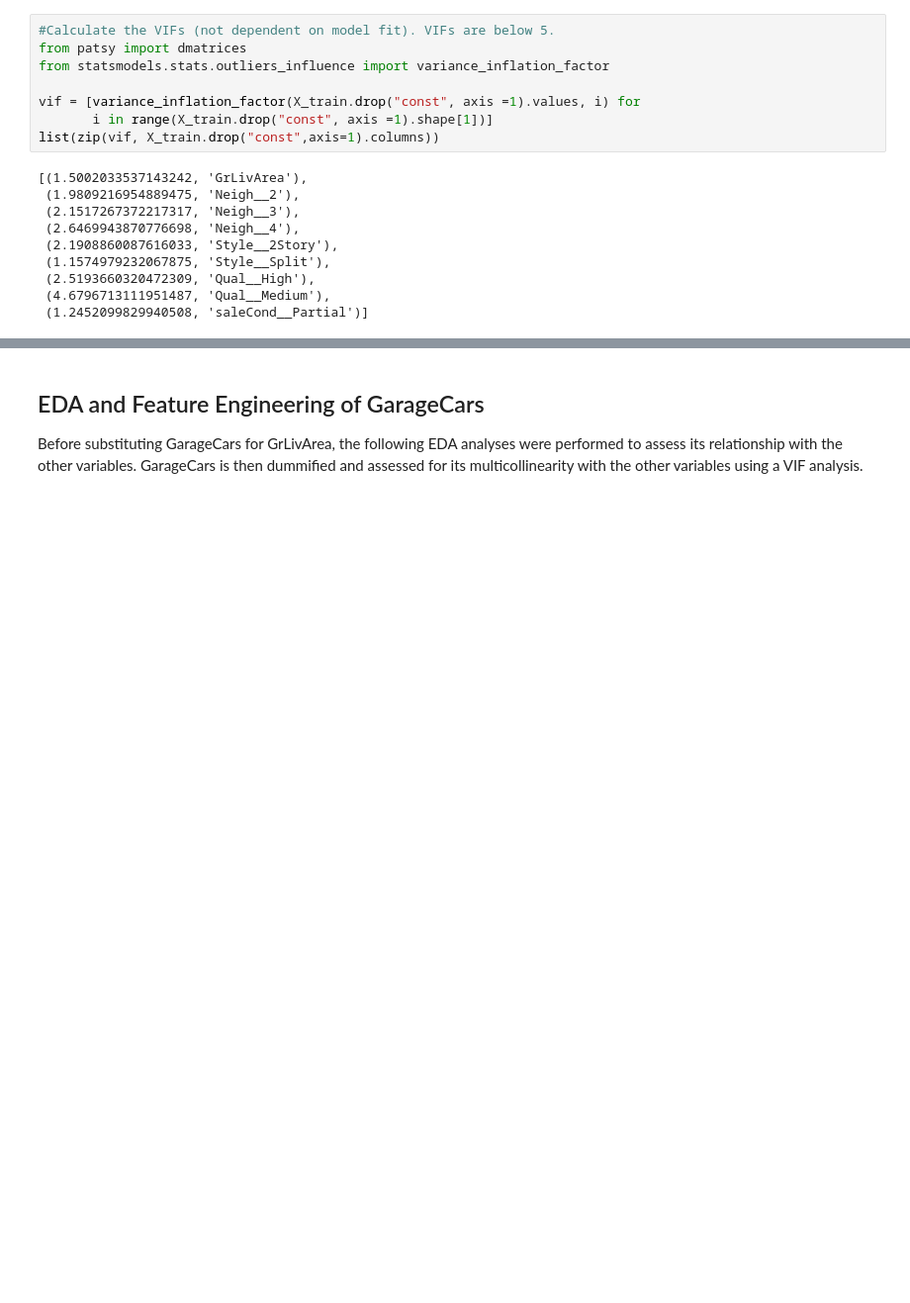
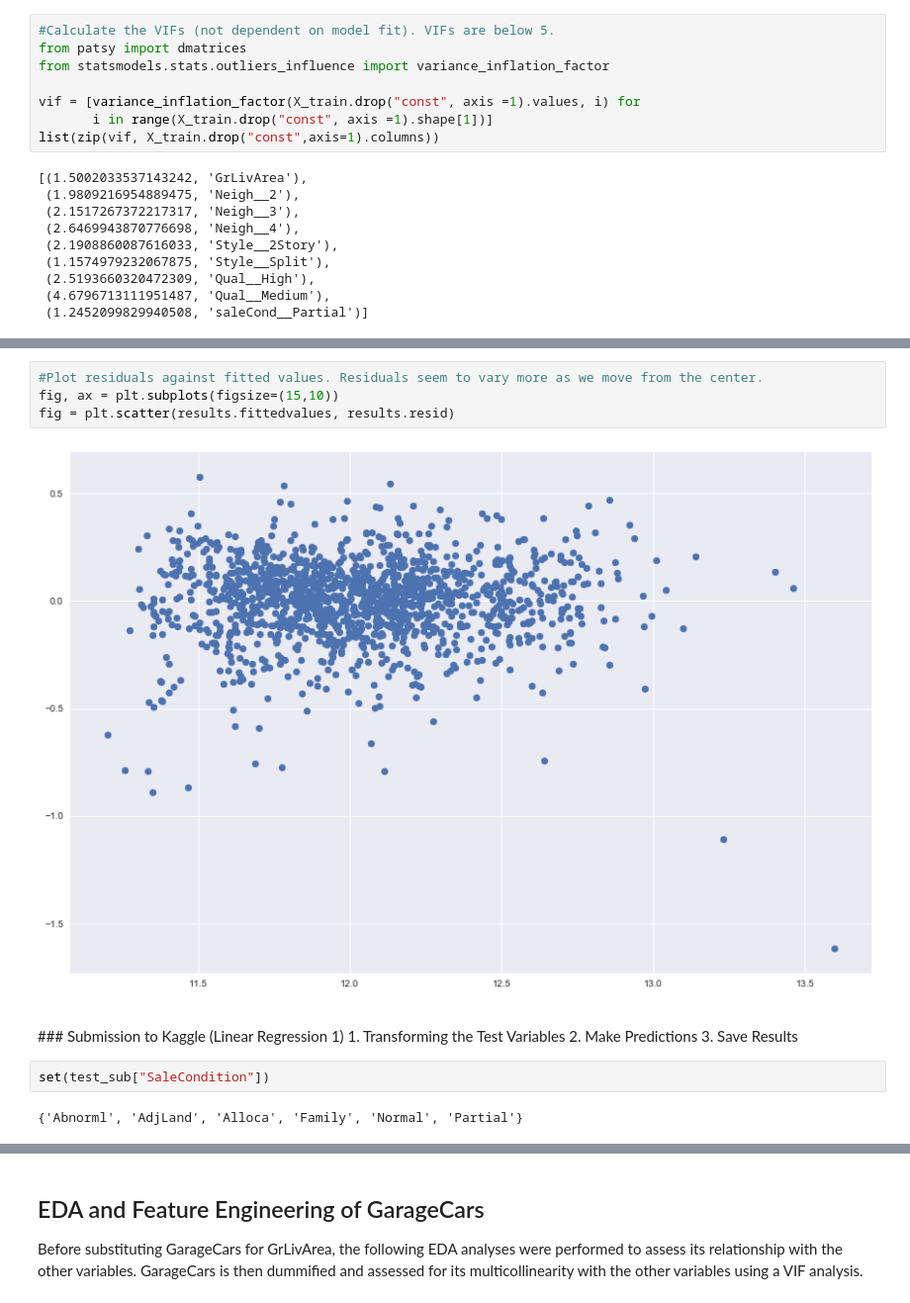
Before and after one commit to chun9men9/WIC_MLProject, a Jupyter notebook: Wing/Project_3_LinearRegression.ipynb, the cells around one changed output, grey strips where cells are left out. Shown at 99% size. Drawn from its saved outputs; the diff is of its cells as text; blank space fills up the shorter version.

```diff
--- a/Wing/Project_3_LinearRegression.ipynb
+++ b/Wing/Project_3_LinearRegression.ipynb
@@ -742,0 +764,16 @@ list(zip(vif, X_train.drop("const",axis=1).columns))
+# %%
+#Plot residuals against fitted values. Residuals seem to vary more as we move from the center.
+fig, ax = plt.subplots(figsize=(15,10))
+fig = plt.scatter(results.fittedvalues, results.resid)
+# %% [output]
+[figure, added]
+# %% [markdown]
+<p><a name="kaggle_1"></a></p>
+### Submission to Kaggle (Linear Regression 1)
+    1. Transforming the Test Variables
+    2. Make Predictions
+    3. Save Results
+# %%
+set(test_sub["SaleCondition"])
+# %% [output]
+{'Abnorml', 'AdjLand', 'Alloca', 'Family', 'Normal', 'Partial'}
```
Also changed, not shown: parts of 48 cells of this notebook.
